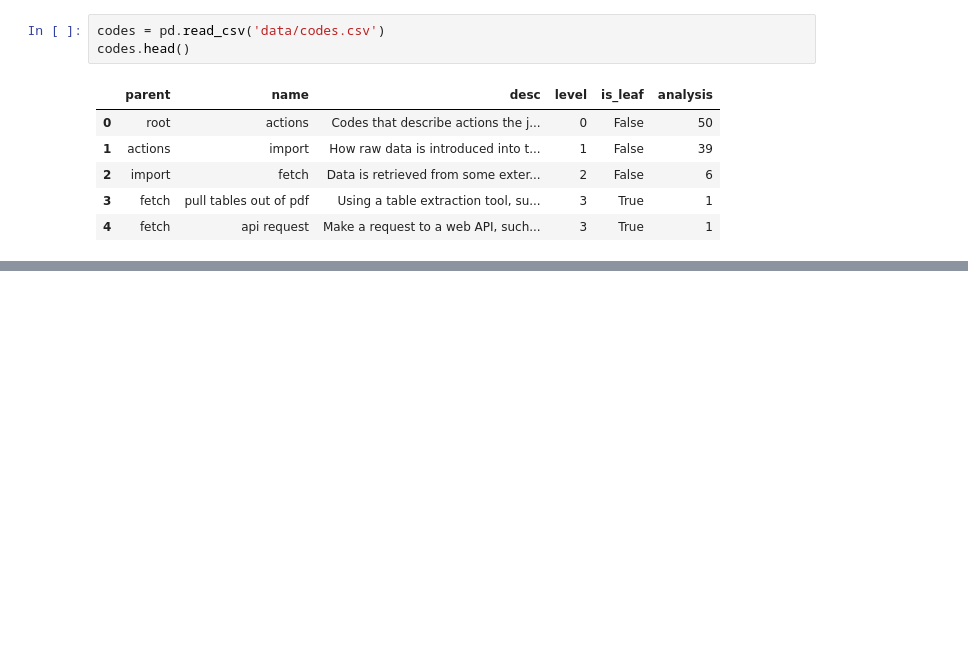
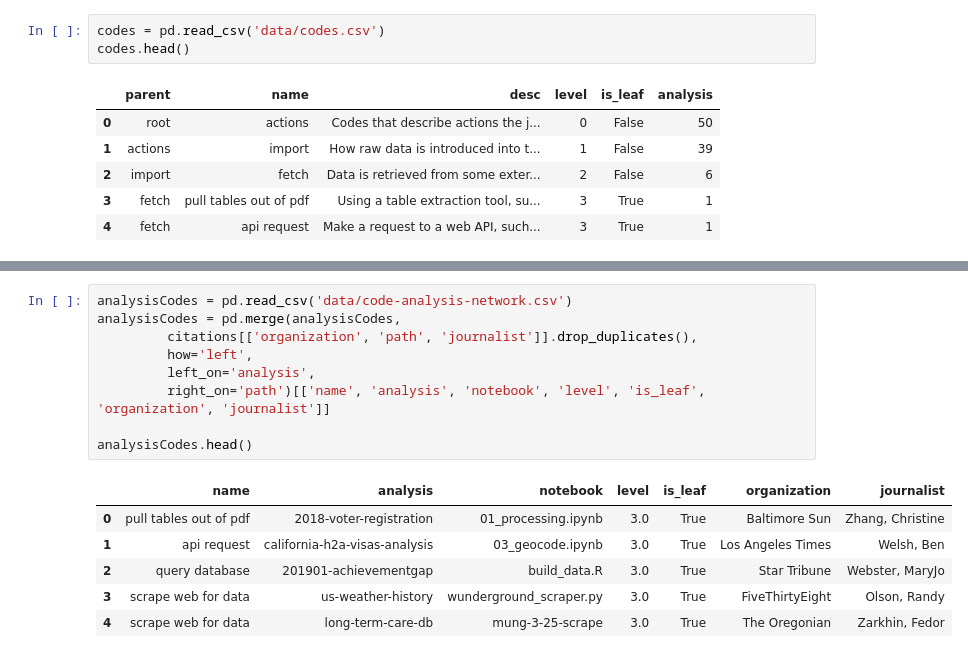
Before and after one commit to steve-kasica/table-scraps, a Jupyter notebook: analysis.ipynb, the cells around one changed output, grey strips where cells are left out. Drawn from its saved outputs; the diff is of its cells as text; blank space fills up the shorter version.

```diff
--- a/analysis.ipynb
+++ b/analysis.ipynb
@@ -27 +44,17 @@ codes.head()
+# %%
+analysisCodes = pd.read_csv('data/code-analysis-network.csv')
+analysisCodes = pd.merge(analysisCodes,
+         citations[['organization', 'path', 'journalist']].drop_duplicates(),
+         how='left',
+         left_on='analysis',
+         right_on='path')[['name', 'analysis', 'notebook', 'level', 'is_leaf', 'organization', 'journalist']]
+
+analysisCodes.head()
+# %% [output]
+|  | name | analysis | notebook | level | is_leaf | organization | journalist |
+| 0 | pull tables out of pdf | 2018-voter-registration | 01_processing.ipynb | 3.0 | True | Baltimore Sun | Zhang, Christine |
+| 1 | api request | california-h2a-visas-analysis | 03_geocode.ipynb | 3.0 | True | Los Angeles Times | Welsh, Ben |
+| 2 | query database | 201901-achievementgap | build_data.R | 3.0 | True | Star Tribune | Webster, MaryJo |
+| 3 | scrape web for data | us-weather-history | wunderground_scraper.py | 3.0 | True | FiveThirtyEight | Olson, Randy |
+| 4 | scrape web for data | long-term-care-db | mung-3-25-scrape | 3.0 | True | The Oregonian | Zarkhin, Fedor |
 # %% [markdown]
```
Also changed, not shown: parts of 16 cells of this notebook, 14 other files.
